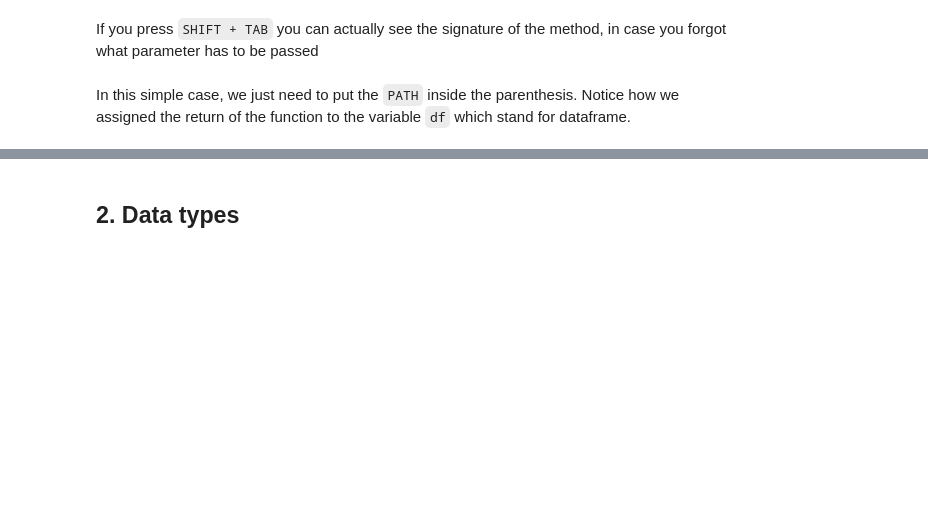
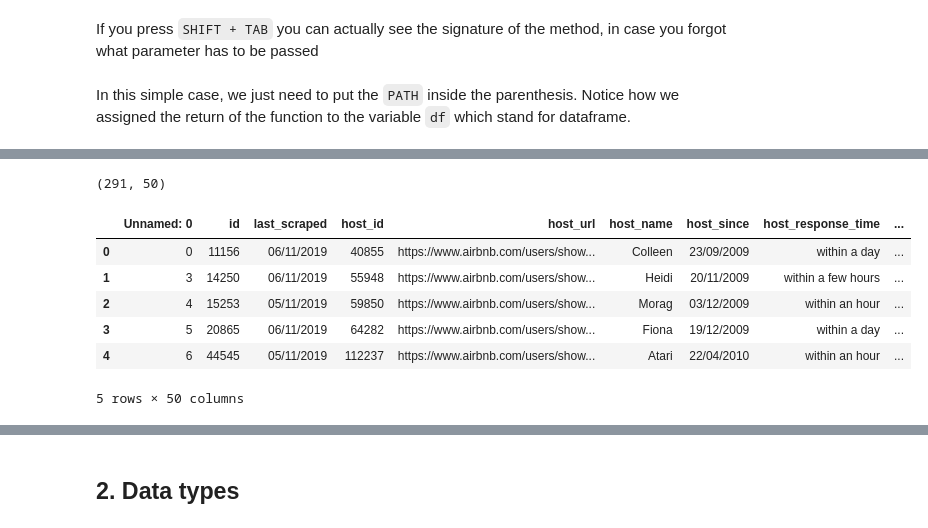
Before and after one commit to alessiotucci/Jupyter-and-Data-analysis, a Jupyter notebook: Cheat-sheet-Quiz2.ipynb, the cells around one changed output, grey strips where cells are left out. Saved outputs shown, nothing was run; the diff lists cells and outputs as text; code cells hidden in the pictures; blank space fills up the shorter version.

```diff
--- a/Cheat-sheet-Quiz2.ipynb
+++ b/Cheat-sheet-Quiz2.ipynb
@@ -22,0 +44,14 @@ In this simple case, we just need to put the `PATH` inside the parenthesis. Noti
+# %%
+df.shape # tell us the rows and colums
+# %% [output]
+(291, 50)
+# %%
+df.head() # tell us the first
+# %% [output]
+|  | Unnamed: 0 | id | last_scraped | host_id | host_url | host_name | host_since | host_response_time | ... |
+| 0 | 0 | 11156 | 06/11/2019 | 40855 | https://www.airbnb.com/users/show... | Colleen | 23/09/2009 | within a day | ... |
+| 1 | 3 | 14250 | 06/11/2019 | 55948 | https://www.airbnb.com/users/show... | Heidi | 20/11/2009 | within a few hours | ... |
+| 2 | 4 | 15253 | 05/11/2019 | 59850 | https://www.airbnb.com/users/show... | Morag | 03/12/2009 | within an hour | ... |
+| 3 | 5 | 20865 | 06/11/2019 | 64282 | https://www.airbnb.com/users/show... | Fiona | 19/12/2009 | within a day | ... |
+| 4 | 6 | 44545 | 05/11/2019 | 112237 | https://www.airbnb.com/users/show... | Atari | 22/04/2010 | within an hour | ... |
+5 rows × 50 columns
```
Also changed, not shown: parts of 8 cells of this notebook.
